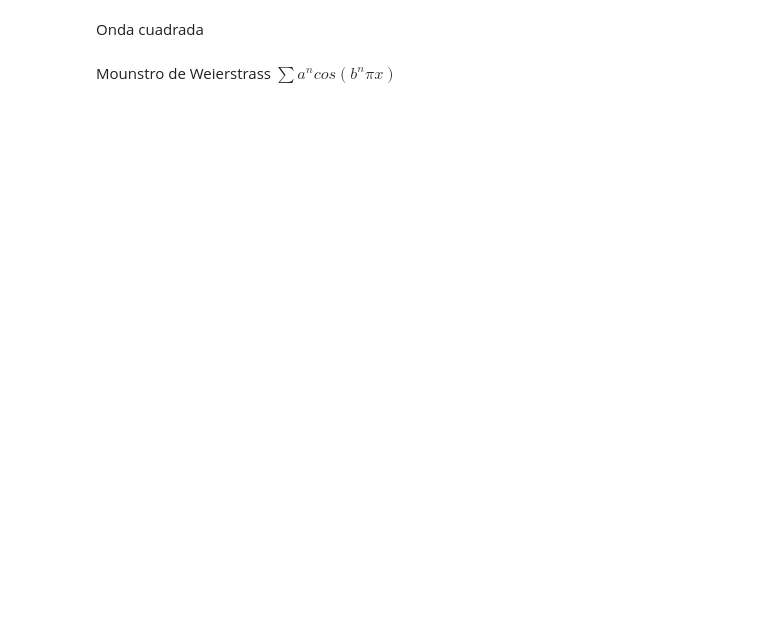
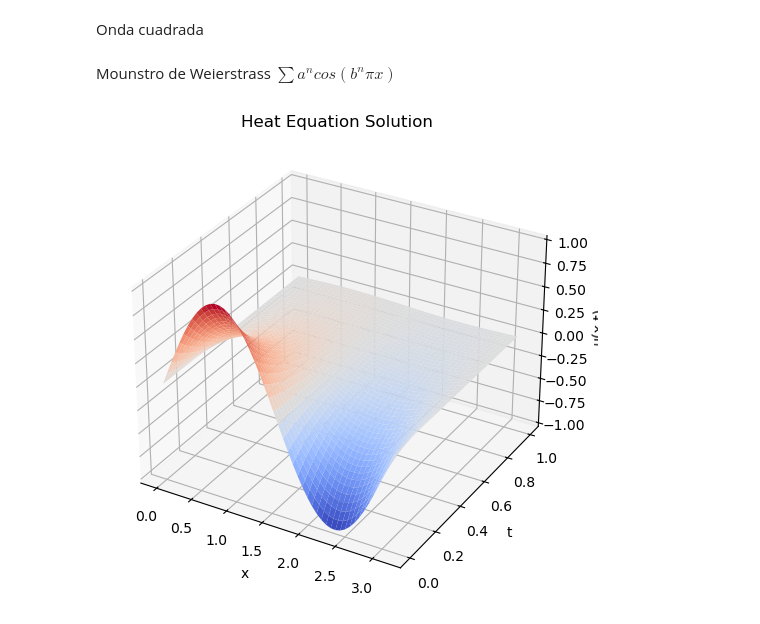
Before and after one commit to gregslombardo/EDPs, a Jupyter notebook: EDPs 2025-2 seccion 1.ipynb, the cells around one changed output. Cells and saved outputs as stored; diff of their text form; code cells hidden in the pictures; blank space fills up the shorter version.

```diff
--- a/EDPs 2025-2 seccion 1.ipynb
+++ b/EDPs 2025-2 seccion 1.ipynb
@@ -84,3 +84,45 @@ with imageio.get_writer('weierstrass_function.gif', mode='I', duration=2000) as
 
 for filename in filenames:
     os.remove(filename)
+# %%
+import numpy as np
+import matplotlib.pyplot as plt
+from scipy.integrate import quad
+
+D = 1
+L = np.pi
+T_max = 1
+Nx = 50
+Nt = 200
+
+x = np.linspace(0, L, Nx)
+t = np.linspace(0, T_max, Nt)
+X, T = np.meshgrid(x, t)
+
+def g(x):
+    return np.sin(2*x)
+
+def bn(n):
+    integrand = lambda x: g(x) * np.sin(n * np.pi * x / L)
+    return (2 / L) * quad(integrand, 0, L)[0]
+
+def heat_solution(X, T, terms=50):
+    u = np.zeros_like(X)
+    for n in range(1, terms + 1):
+        Bn = bn(n)
+        u += Bn * np.sin(n * np.pi * X / L) * np.exp(-D * (n * np.pi / L)**2 * T)
+    return u
+
+U = heat_solution(X, T, terms=20)
+
+fig = plt.figure(figsize=(8, 6))
+ax = fig.add_subplot(111, projection='3d')
+ax.plot_surface(X, T, U, cmap='coolwarm')
+ax.set_xlabel('x')
+ax.set_ylabel('t')
+ax.set_zlabel('u(x,t)')
+ax.set_title('Heat Equation Solution')
+plt.savefig("heat_equation_plot.png", dpi=300)
+plt.show()
+# %% [output]
+[figure, added]
```
Also changed, not shown: parts of 2 cells of this notebook, 5 other files.
